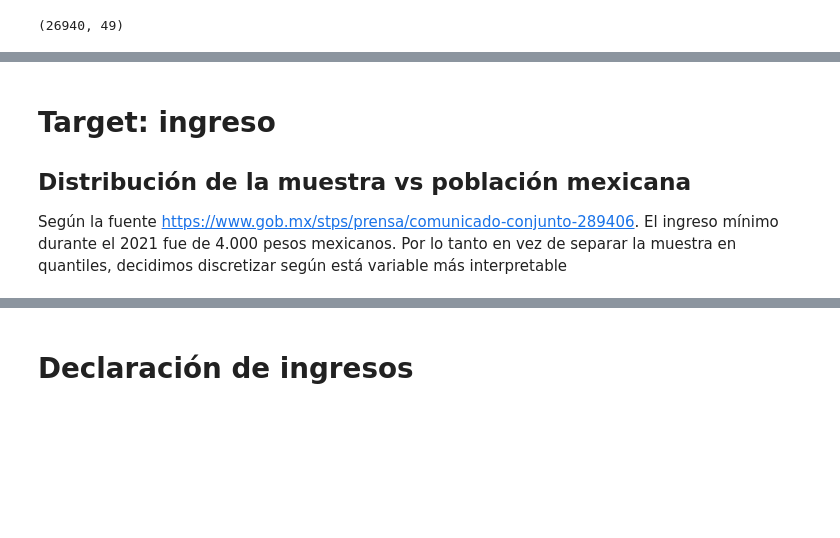
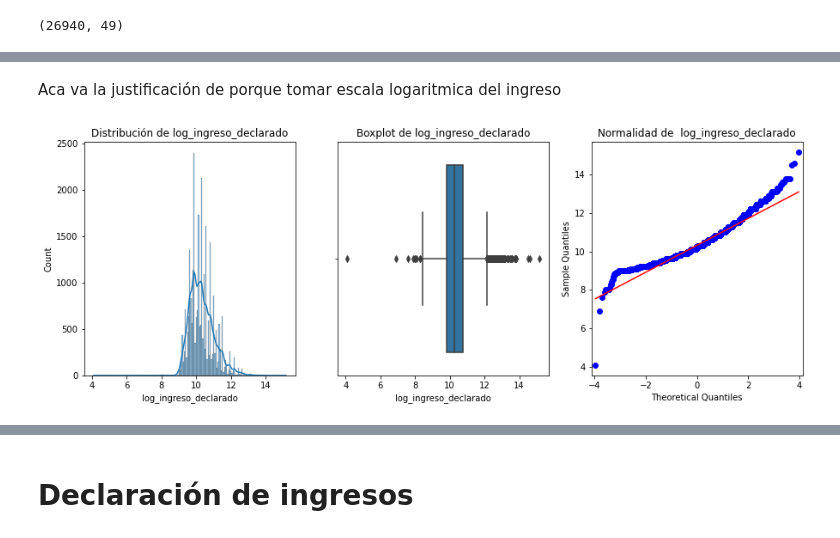
Before and after one commit to BraheTycho/maestria_tesis, a Jupyter notebook: notebooks/00-EDA.ipynb, the cells around one changed output, grey strips where cells are left out. Cells and saved outputs as stored; diff of their text form; code cells hidden in the pictures; blank space fills up the shorter version.

```diff
--- a/notebooks/00-EDA.ipynb
+++ b/notebooks/00-EDA.ipynb
@@ -232,5 +269,2 @@ En el Manual Técnico de Consulta INTL página 95 en adelante se encuentran las
-# %% [markdown]
-# Target: ingreso
-## Distribución de la muestra vs población mexicana
-
-Según la fuente https://www.gob.mx/stps/prensa/comunicado-conjunto-289406. El ingreso mínimo durante el 2021 fue de 4.000 pesos mexicanos. Por lo tanto en vez de separar la muestra en quantiles, decidimos discretizar según está variable más interpretable
+# %% [markdown]
+Aca va la justificación de porque tomar escala logaritmica del ingreso
@@ -236,0 +274,4 @@ Según la fuente https://www.gob.mx/stps/prensa/comunicado-conjunto-289406. El i
+# %%
+plot_dist_box_qqplot(df, "log_ingreso_declarado")
+# %% [output]
+[figure, added]
```
Also changed, not shown: parts of 62 cells of this notebook, 27 other files.
